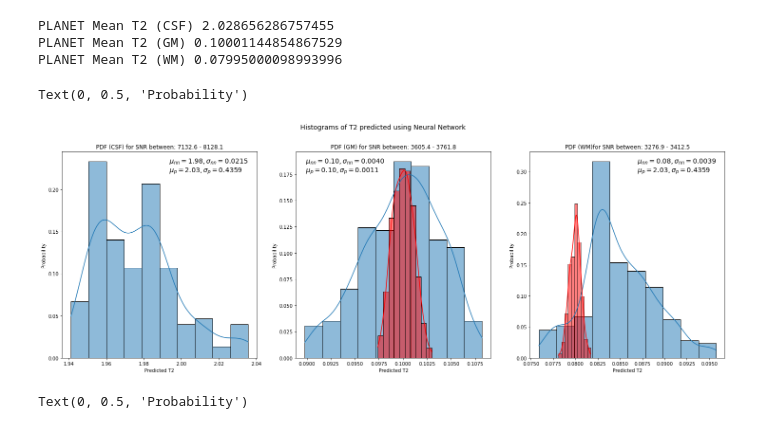
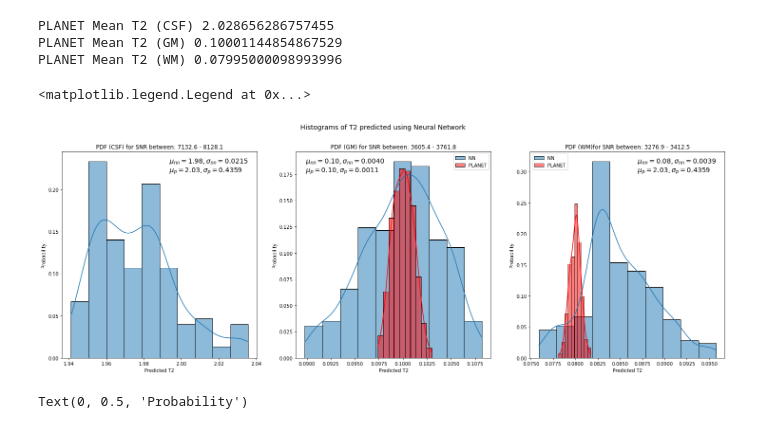
Before and after one commit to yv17/MRI-Deep-Learning, a Jupyter notebook: voxel_reg.ipynb, the cells around one changed output. Cells and saved outputs as stored; diff of their text form; code cells hidden in the pictures.

Commit message:
Added legends

```diff
--- a/voxel_reg.ipynb
+++ b/voxel_reg.ipynb
@@ -185,49 +190,45 @@ PLANET Mean T2 (WM) 0.07995000098993996
 # %%
-# Neural network : Monte Carlo
-mean_csf_t2, std_csf_t2, csf_pdf = monte_carlo(new_csf_test)
-mean_gm_t2, std_gm_t2, gm_pdf = monte_carlo(new_gm_test)
-mean_wm_t2, std_wm_t2, wm_pdf = monte_carlo(new_wm_test)
-
+# Histograms
 # Parameters for histograms plotting
 snr_data = np.load('snr_data.npy')
 s = '\n'
 csf_str = s.join(['$\mu_{nn} = %.2f , \sigma_{nn}  = %.4f$'%(mean_csf_t2,std_csf_t2), '$\mu_{p}  = %.2f , \sigma_{p}  = %.4f$'%(mean_csf_t2_p,std_csf_t2_p)])
 gm_str = s.join(['$\mu_{nn} = %.2f , \sigma_{nn} = %.4f$'%(mean_gm_t2,std_gm_t2), '$\mu_{p}  = %.2f , \sigma_{p}  = %.4f$'%(mean_gm_t2_p,std_gm_t2_p)])
-wm_str = s.join(['$\mu_{nn} = %.2f , \sigma_{nn}  = %.4f$'%(mean_wm_t2,std_wm_t2), '$\mu_{p}  = %.2f , \sigma_{p}  = %.4f$'%(mean_csf_t2_p,std_csf_t2_p)])
+wm_str = s.join(['$\mu_{nn} = %.2f , \sigma_{nn}  = %.4f$'%(mean_wm_t2,std_wm_t2), '$\mu_{p}  = %.2f , \sigma_{p}  = %.4f$'%(mean_wm_t2_p,std_wm_t2_p)])
 textbox_height = 0.9
 textbox_width  = 0.55
 fs = 14
 bins = 10
 
 # Plotting of histograms
 fig, (ax1, ax2, ax3) = plt.subplots(1, 3, figsize=(25, 8))
 fig.suptitle('Histograms of T2 predicted using Neural Network',fontsize=14)
 # CSF
-# sns.histplot(data=csf_pdf, bins=bins, stat='probability', legend=False, kde=True, ax=ax1)
 sns.histplot(data=csf_pdf, bins=bins, stat='probability', legend=False, kde=True, ax=ax1)
 #sns.histplot(data=csf_pdf_p, bins=bins, stat='probability', legend=False, kde=True, color='r', ax=ax1)
 ax1.set_title('PDF (CSF) for SNR between: %.1f - %.1f'%(snr_data[0],snr_data[1]))
 ax1.text(textbox_width, textbox_height,csf_str,fontsize=fs,transform=ax1.transAxes)
 ax1.set_xlabel('Predicted T2')
 #ax1.set_xlim(min(csf_pdf),max(csf_pdf))
 ax1.set_ylabel('Probability')
 
 # GM
-sns.histplot(data=gm_pdf, bins=bins, stat='probability', legend=False, kde=True, ax=ax2)
-sns.histplot(data=gm_pdf_p, bins=bins, stat='probability', legend=False, kde=True, color='r', ax=ax2)
+sns.histplot(data=gm_pdf, bins=bins, stat='probability', legend=False, label='NN', kde=True, ax=ax2)
+sns.histplot(data=gm_pdf_p, bins=bins, stat='probability', legend=False, kde=True, label='PLANET',color='r', ax=ax2)
 ax2.set_title('PDF (GM) for SNR between: %.1f - %.1f'%(snr_data[2],snr_data[3]))
 ax2.text(textbox_width-0.5, textbox_height,gm_str,fontsize=fs,transform=ax2.transAxes)
 ax2.set_xlabel('Predicted T2')
 ax2.set_ylabel('Probability')
-
+ax2.legend()
 # WM
-sns.histplot(data=wm_pdf, bins=bins, stat='probability', legend=False, kde=True, ax=ax3)
-sns.histplot(data=wm_pdf_p, bins=bins, stat='probability', legend=False, kde=True, color='r', ax=ax3)
+sns.histplot(data=wm_pdf, bins=bins, stat='probability', legend=False, label='NN', kde=True, ax=ax3)
+sns.histplot(data=wm_pdf_p, bins=bins, stat='probability', legend=False, kde=True, label='PLANET',color='r', ax=ax3)
 ax3.set_title('PDF (WM)for SNR between: %.1f - %.1f'%(snr_data[4],snr_data[5]))
 ax3.text(textbox_width, textbox_height,wm_str,fontsize=fs,transform=ax3.transAxes)
 ax3.set_xlabel('Predicted T2')
 ax3.set_ylabel('Probability')
+ax3.legend(loc='upper left')
 # %% [output]
-Text(0, 0.5, 'Probability')
+<matplotlib.legend.Legend at 0x...>
-[figure, old version]
+[figure, new version]
 # %%
```
Also changed, not shown: parts of 3 cells of this notebook.
